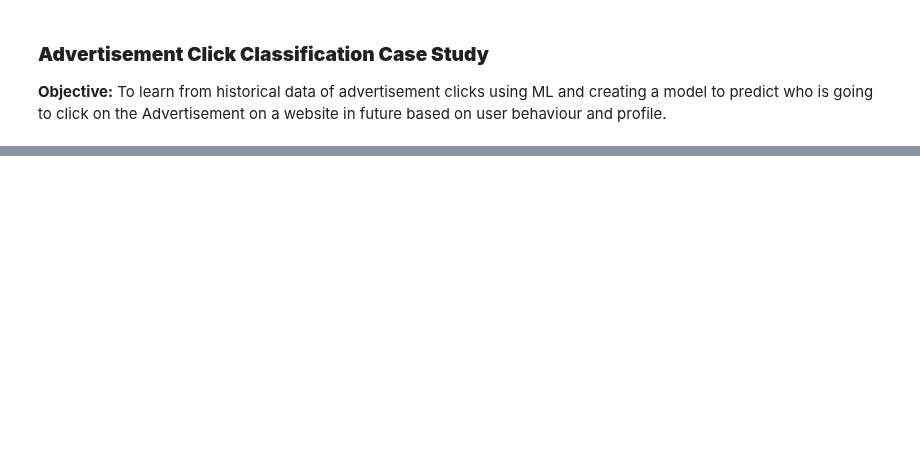
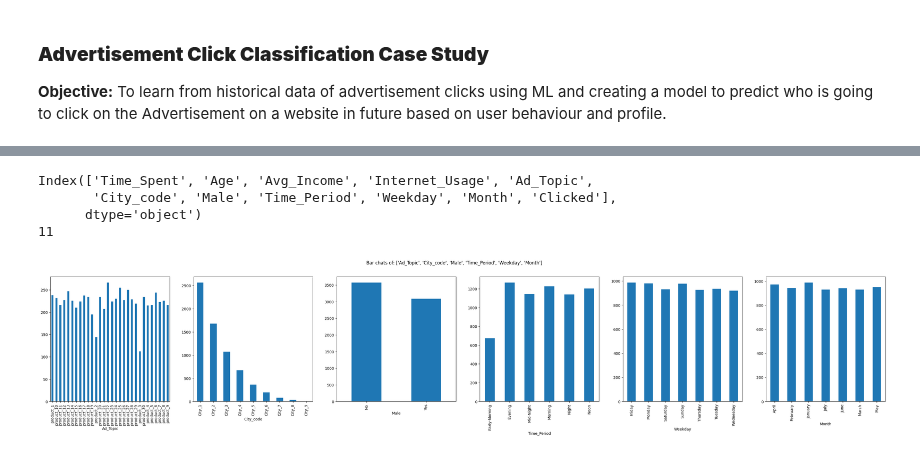
Before and after one commit to anish3565/Case_Studies, a Jupyter notebook: Classification/1. AdClickClassification.ipynb, the cells around one changed output, grey strips where cells are left out. Drawn from its saved outputs; the diff is of its cells as text; code cells hidden in the pictures; blank space fills up the shorter version.

```diff
--- a/Classification/1. AdClickClassification.ipynb
+++ b/Classification/1. AdClickClassification.ipynb
@@ -9,0 +285,5 @@
+# %%
+# Deleting non-useful columns from prediction analysis as the columns are qualitative
+columnsToRemove=["VistID", "Country_Name", "Year"]
+AdClickData=AdClickData.drop(columnsToRemove, axis=1)
+AdClickData.head()
@@ -9,0 +311,24 @@
+# %%
+print(AdClickData.columns)
+print(f"{len(AdClickData.columns)}")
+# %% [output]
+Index(['Time_Spent', 'Age', 'Avg_Income', 'Internet_Usage', 'Ad_Topic',
+       'City_code', 'Male', 'Time_Period', 'Weekday', 'Month', 'Clicked'],
+      dtype='object')
+11
+# %%
+# PLotting multiple bar chats at once for categorical variables
+def PlotBarChats(inpData, colsToPlot):
+    %matplotlib inline
+
+    import matplotlib.pyplot as plt
+    # Generating multiple subplots
+    fig, subPlot=plt.subplots(nrows=1, ncols=len(colsToPlot), figsize=(40, 6))
+    fig.suptitle('Bar chats of: ' + str(colsToPlot))
+
+    for colName, plotNumber in zip(colsToPlot, range(len(colsToPlot))):
+        inpData.groupby(colName).size().plot(kind='bar', ax=subPlot[plotNumber])
+
+PlotBarChats(inpData=AdClickData, colsToPlot=["Ad_Topic", "City_code", "Male", "Time_Period", "Weekday", "Month"])
+# %% [output]
+[figure, added]
```
Also changed, not shown: parts of 35 cells of this notebook.
